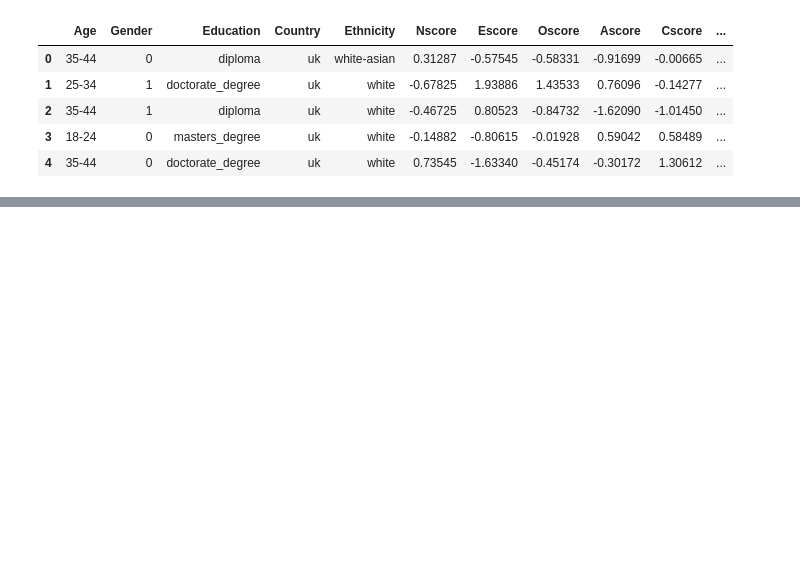
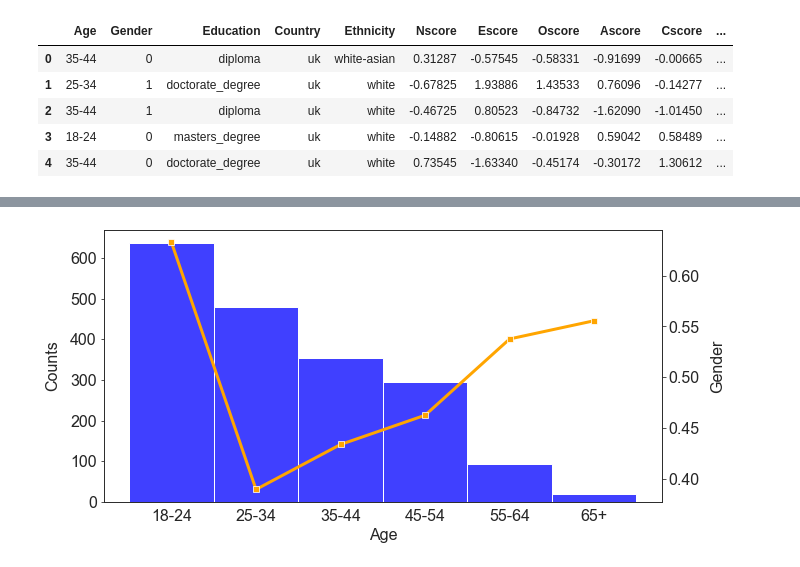
Before and after one commit to carlotta-ulm/Drug_Consumption, a Jupyter notebook: notebooks/eda/eda_pascal.ipynb, the cells around one changed output, grey strips where cells are left out. Drawn from its saved outputs; the diff is of its cells as text; code cells hidden in the pictures; blank space fills up the shorter version.

```diff
--- a/notebooks/eda/eda_pascal.ipynb
+++ b/notebooks/eda/eda_pascal.ipynb
@@ -1,7 +1,11 @@
 # %%
 import pandas as pd
+import matplotlib.pyplot as plt
+import plotly.express as px
+import seaborn as sns
 
 pd.set_option("display.max_columns", None)
+sns.set_style("white")
 # %%
 df = pd.read_csv("../../data/processed/data_test_eda.csv")
 # %%
@@ -15,0 +34,6 @@ df.head()
+# %%
+age_sorted = df.sort_values("Age")
+age_grouped_mean = age_sorted.groupby("Age").mean()
+age_grouped_median = age_sorted.groupby("Age").median()
+age_grouped_mean
+age_grouped_median
@@ -15,0 +49,17 @@ df.head()
+# %%
+fig = plt.figure(figsize=(10,5))
+ax1 = fig.add_subplot(111)
+ax2 = ax1.twinx()
+
+sns.histplot(x='Age',data=age_sorted,color='blue',ax=ax1)
+sns.lineplot(x=age_grouped_mean.index, y='Gender', data=age_grouped_mean,
+             marker='s',color='orange',ax=ax2, linewidth=3)
+ax1.set_xlabel('Age', fontsize=16)
+ax1.set_ylabel('Counts', fontsize=16, labelpad=10)
+ax2.set_ylabel('Gender', fontsize=16, labelpad=10)
+ax1.tick_params(labelsize=16)
+ax2.tick_params(labelsize=16)
+
+plt.show()
+# %% [output]
+[figure, added]
```
Also changed, not shown: parts of 21 cells of this notebook, 1 other file.
